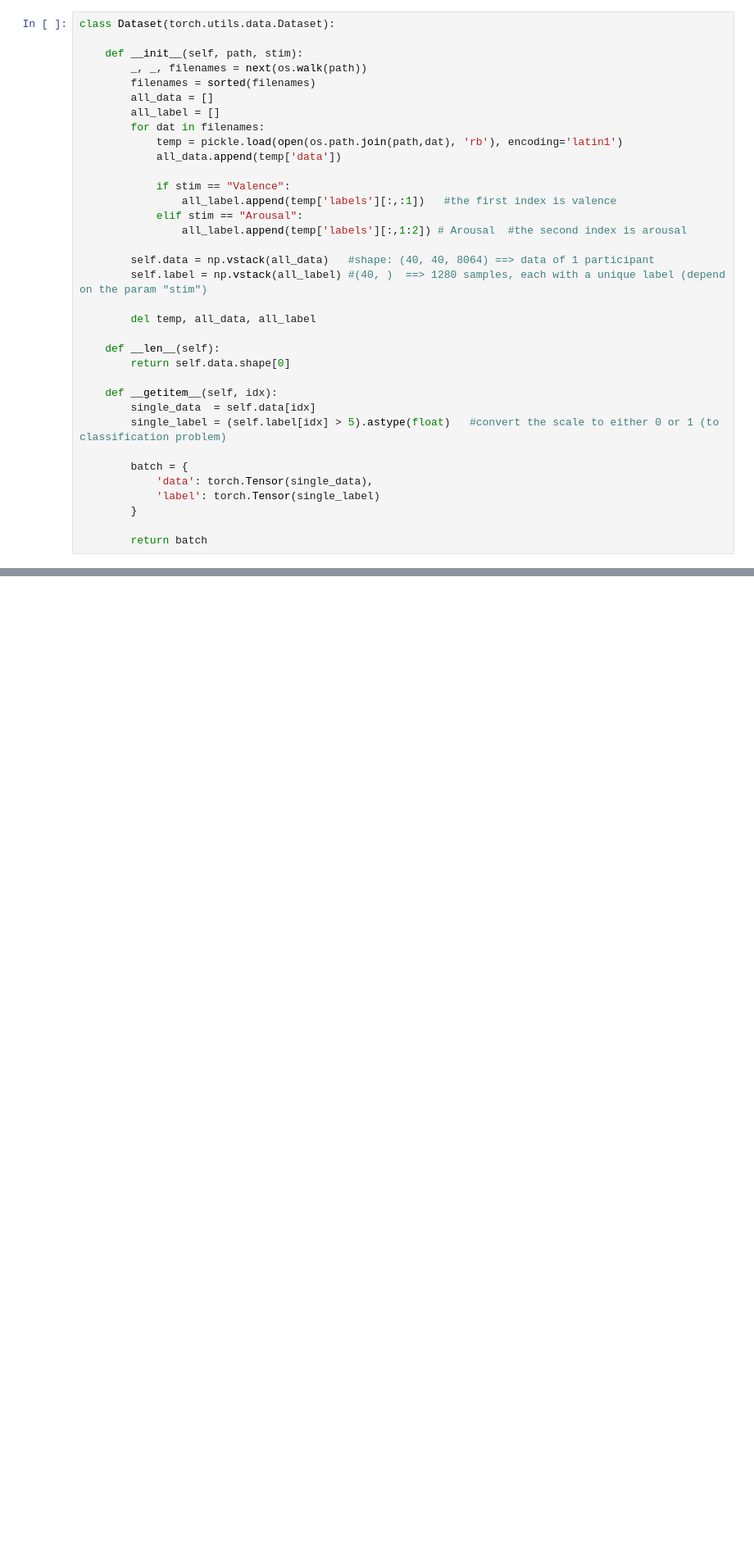
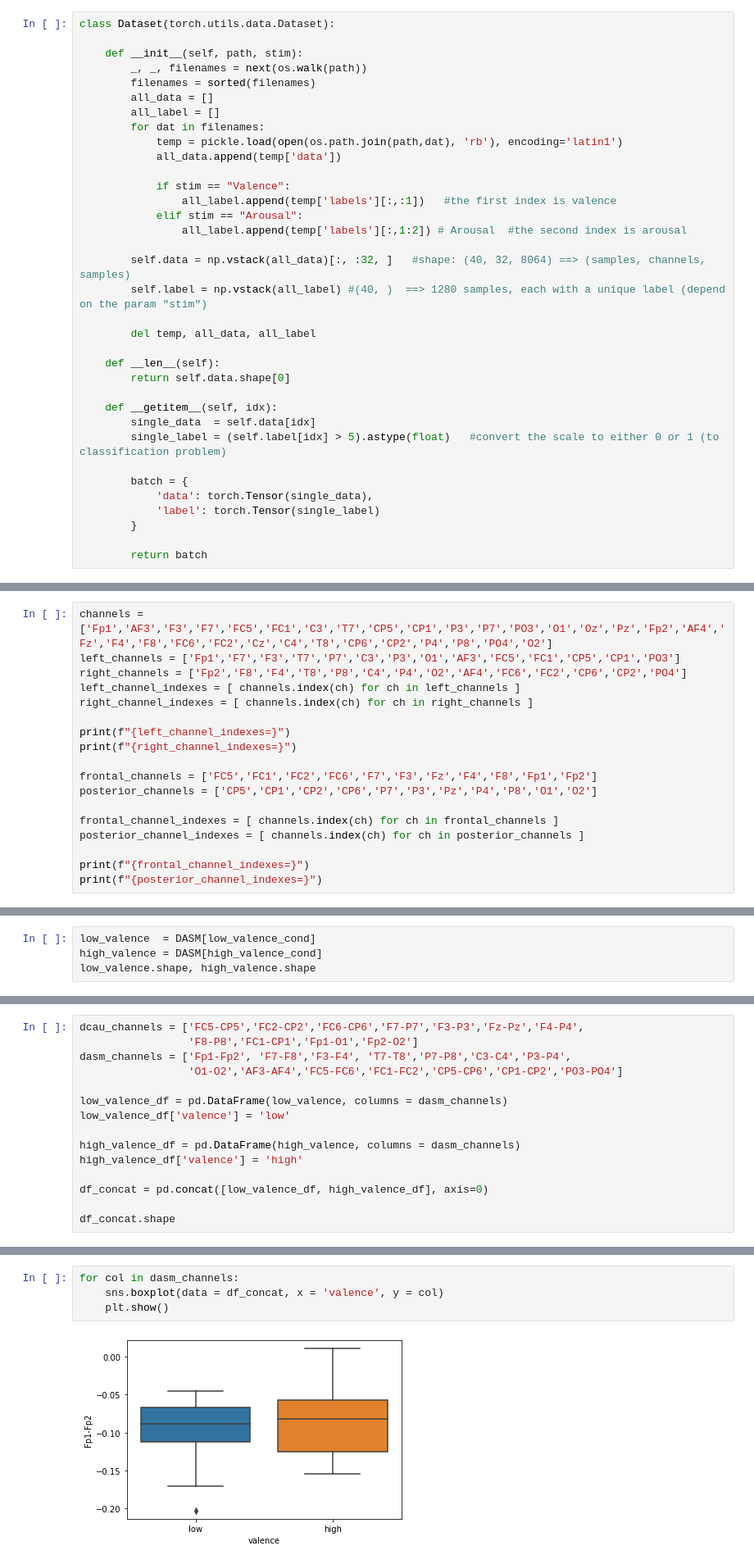
Before and after one commit to chaklam-silpasuwanchai/Python-for-EEG, a Jupyter notebook: 03 - Asymmetry + DEAP.ipynb, the cells around one changed output, grey strips where cells are left out. Shown at 82% size. Cells and saved outputs as stored; diff of their text form; blank space fills up the shorter version.

```diff
--- a/03 - Asymmetry + DEAP.ipynb
+++ b/03 - Asymmetry + DEAP.ipynb
@@ -59,7 +61,7 @@ class Dataset(torch.utils.data.Dataset):
             elif stim == "Arousal":
                 all_label.append(temp['labels'][:,1:2]) # Arousal  #the second index is arousal
 
-        self.data = np.vstack(all_data)   #shape: (40, 40, 8064) ==> data of 1 participant
+        self.data = np.vstack(all_data)[:, :32, ]   #shape: (40, 32, 8064) ==> (samples, channels, samples)
         self.label = np.vstack(all_label) #(40, )  ==> 1280 samples, each with a unique label (depend on the param "stim")
 
         del temp, all_data, all_label
@@ -185,0 +412,18 @@ In this part, we shall extract these powers as features and then input them into
+# %%
+channels = ['Fp1','AF3','F3','F7','FC5','FC1','C3','T7','CP5','CP1','P3','P7','PO3','O1','Oz','Pz','Fp2','AF4','Fz','F4','F8','FC6','FC2','Cz','C4','T8','CP6','CP2','P4','P8','PO4','O2']
+left_channels = ['Fp1','F7','F3','T7','P7','C3','P3','O1','AF3','FC5','FC1','CP5','CP1','PO3']
+right_channels = ['Fp2','F8','F4','T8','P8','C4','P4','O2','AF4','FC6','FC2','CP6','CP2','PO4']
+left_channel_indexes = [ channels.index(ch) for ch in left_channels ]
+right_channel_indexes = [ channels.index(ch) for ch in right_channels ]
+
+print(f"{left_channel_indexes=}")
+print(f"{right_channel_indexes=}")
+
+frontal_channels = ['FC5','FC1','FC2','FC6','F7','F3','Fz','F4','F8','Fp1','Fp2']
+posterior_channels = ['CP5','CP1','CP2','CP6','P7','P3','Pz','P4','P8','O1','O2']
+
+frontal_channel_indexes = [ channels.index(ch) for ch in frontal_channels ]
+posterior_channel_indexes = [ channels.index(ch) for ch in posterior_channels ]
+
+print(f"{frontal_channel_indexes=}")
+print(f"{posterior_channel_indexes=}")
@@ -185,0 +523,4 @@ In this part, we shall extract these powers as features and then input them into
+# %%
+low_valence  = DASM[low_valence_cond]
+high_valence = DASM[high_valence_cond]
+low_valence.shape, high_valence.shape
@@ -185,0 +529,15 @@ In this part, we shall extract these powers as features and then input them into
+# %%
+dcau_channels = ['FC5-CP5','FC2-CP2','FC6-CP6','F7-P7','F3-P3','Fz-Pz','F4-P4',
+                 'F8-P8','FC1-CP1','Fp1-O1','Fp2-O2']
+dasm_channels = ['Fp1-Fp2', 'F7-F8','F3-F4', 'T7-T8','P7-P8','C3-C4','P3-P4',
+                 'O1-O2','AF3-AF4','FC5-FC6','FC1-FC2','CP5-CP6','CP1-CP2','PO3-PO4']
+
+low_valence_df = pd.DataFrame(low_valence, columns = dasm_channels)
+low_valence_df['valence'] = 'low'
+
+high_valence_df = pd.DataFrame(high_valence, columns = dasm_channels)
+high_valence_df['valence'] = 'high'
+
+df_concat = pd.concat([low_valence_df, high_valence_df], axis=0)
+
+df_concat.shape
@@ -185,0 +555,6 @@ In this part, we shall extract these powers as features and then input them into
+# %%
+for col in dasm_channels:
+    sns.boxplot(data = df_concat, x = 'valence', y = col)
+    plt.show()
+# %% [output]
+[figure, added]
```
Also changed, not shown: parts of 47 cells of this notebook, 3 other files.
